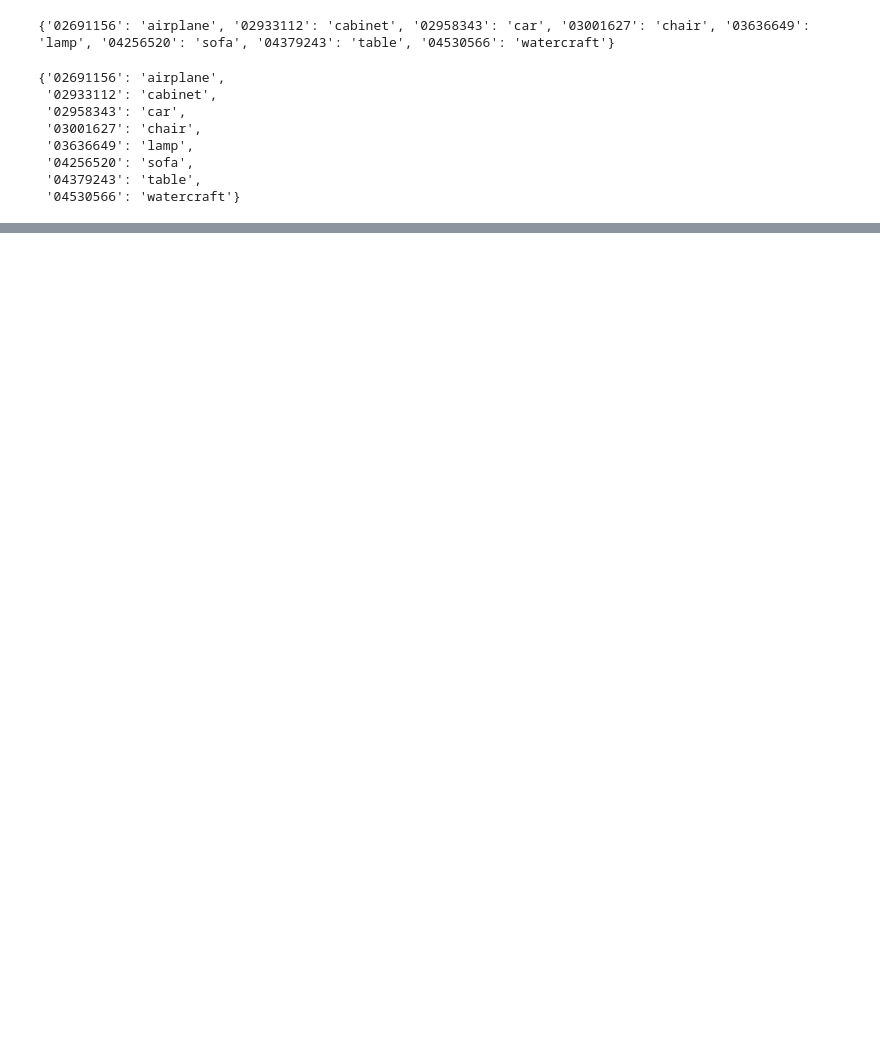
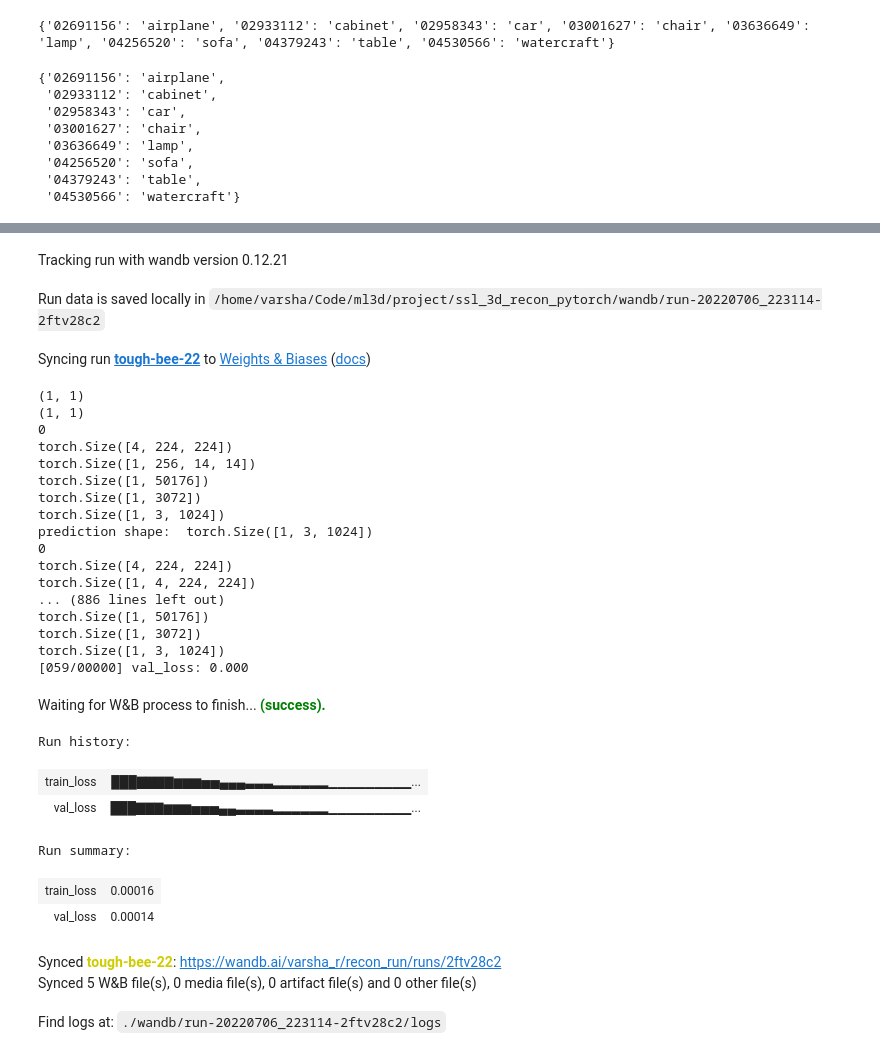
Before and after one commit to varsha-raveendran/ssl_3d_recon_pytorch, a Jupyter notebook: SSL_Recon.ipynb, the cells around one changed output, grey strips where cells are left out. Saved outputs shown, nothing was run; the diff lists cells and outputs as text; code cells hidden in the pictures; blank space fills up the shorter version.

```diff
--- a/SSL_Recon.ipynb
+++ b/SSL_Recon.ipynb
@@ -86,0 +116,47 @@ plt.imshow(  tensor_image.permute(1, 2, 0)  )
+# %%
+from src.training import train_recon
+config = {
+     'category' :  '02691156',
+    'experiment_name': 'recon_overfitting',
+    'device': 'cpu',                      # change this to cpu if you do not have a GPU
+    'is_overfit': True,                      # True since we're doing overfitting
+    'batch_size': 2,
+    'resume_ckpt': None,
+    'learning_rate': 0.0005,
+    'max_epochs': 60,
+    'print_every_n': 1,
+    'validate_every_n': 1,
+}
+
+train_recon.train(config)  # should be able to get ~0 loss, 100% accuracy
+# %% [output]
+Tracking run with wandb version 0.12.21
+Run data is saved locally in /home/varsha/Code/ml3d/project/ssl_3d_recon_pytorch/wandb/run-20220706_223114-2ftv28c2
+Syncing run tough-bee-22 to Weights & Biases (docs)
+(1, 1)
+(1, 1)
+0
+torch.Size([4, 224, 224])
+torch.Size([1, 256, 14, 14])
+torch.Size([1, 50176])
+torch.Size([1, 3072])
+torch.Size([1, 3, 1024])
+prediction shape:  torch.Size([1, 3, 1024])
+0
+torch.Size([4, 224, 224])
+torch.Size([1, 4, 224, 224])
+... (886 lines left out)
+torch.Size([1, 50176])
+torch.Size([1, 3072])
+torch.Size([1, 3, 1024])
+[059/00000] val_loss: 0.000
+Waiting for W&B process to finish... (success).
+Run history:
+| train_loss | ███▇▇▇▇▆▆▆▅▅▄▄▄▃▃▃▂▂▂▂▂▂▁▁▁▁▁▁▁▁▁... |
+| val_loss | ███▇▇▇▆▆▆▅▅▅▄▄▃▃▃▃▂▂▂▂▂▂▁▁▁▁▁▁▁▁▁... |
+Run summary:
+| train_loss | 0.00016 |
+| val_loss | 0.00014 |
+Synced tough-bee-22: https://wandb.ai/varsha_r/recon_run/runs/2ftv28c2
+Synced 5 W&B file(s), 0 media file(s), 0 artifact file(s) and 0 other file(s)
+Find logs at: ./wandb/run-20220706_223114-2ftv28c2/logs
```
Also changed, not shown: parts of 22 cells of this notebook, 4 other files.
